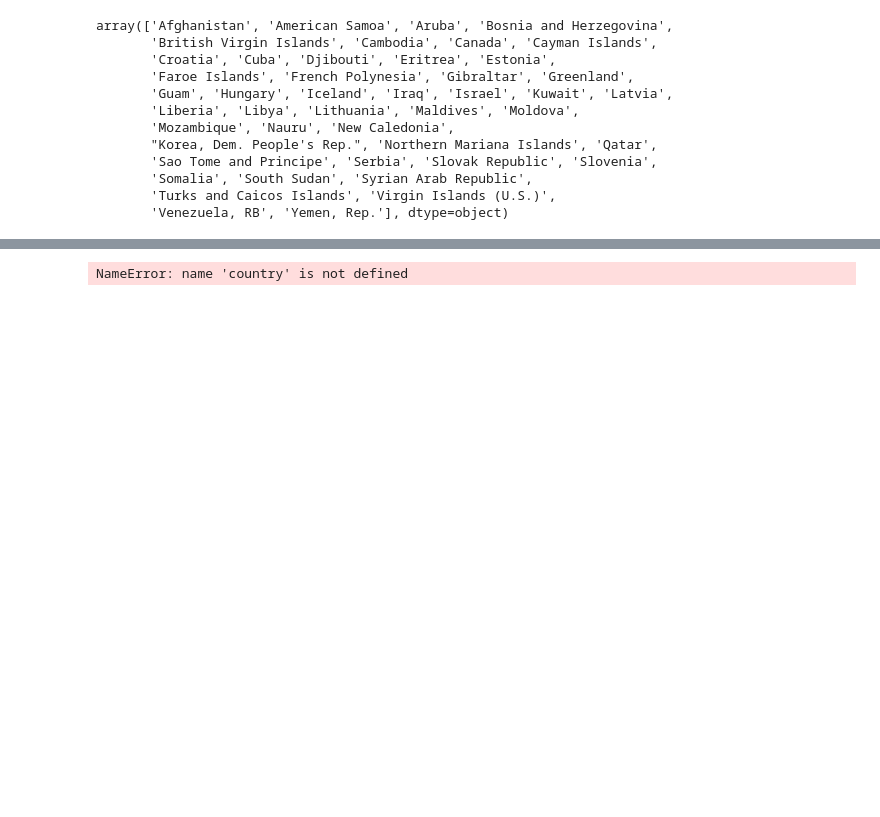
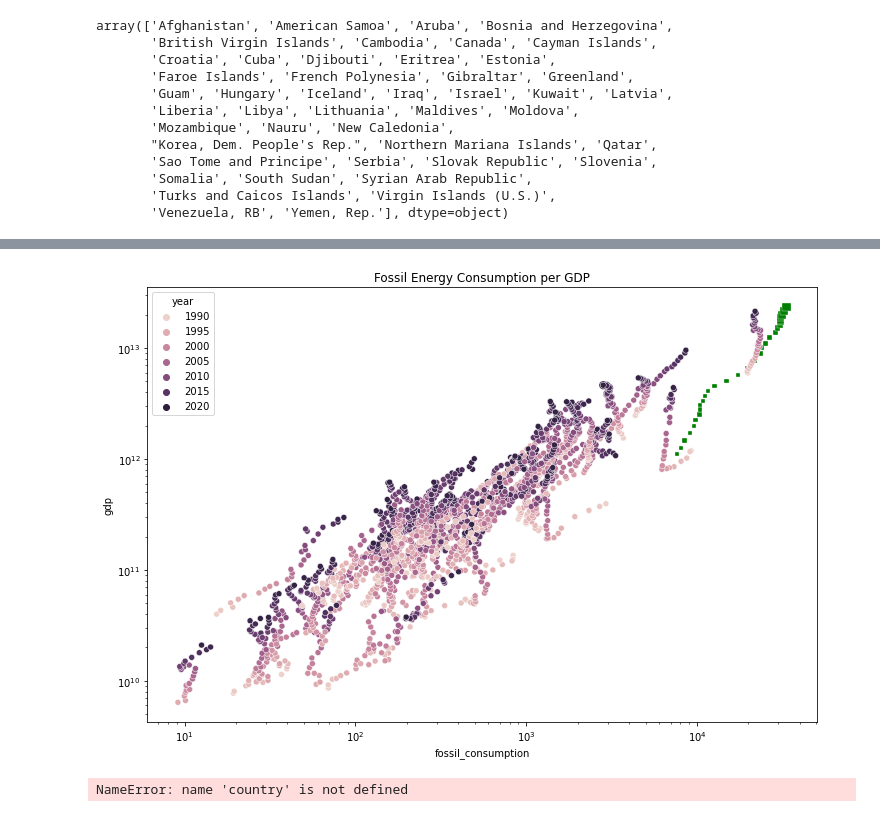
Before and after one commit to TeamGreenWave/capstone_project, a Jupyter notebook: eda.ipynb, the cells around one changed output, grey strips where cells are left out. Saved outputs shown, nothing was run; the diff lists cells and outputs as text; code cells hidden in the pictures; blank space fills up the shorter version.

```diff
--- a/eda.ipynb
+++ b/eda.ipynb
@@ -307,3 +332,13 @@ Text(0.5, 1.0, 'Primary Energy Consumption per GDP')
+# %%
+plt.figure(figsize=(12,8))
+sns.scatterplot(data=merged[merged["country"]=="China"], legend=False,x="fossil_consumption",marker="s",size=area,color="green",y="gdp")
+sns.scatterplot(data=merged[merged["country"]=="Germany"], legend=False,x="fossil_consumption",size="renewables_consumption",y="gdp",hue="year")
+sns.scatterplot(data=merged[merged["country"]!="China"], x="fossil_consumption",y="gdp",hue="year")
+plt.title("Fossil Energy Consumption per GDP")
+plt.xscale("log")
+plt.yscale("log")
+# %% [output]
+[figure, added]
 # %%
 merged= merged[merged.year < 2020]
 # %%
```
Also changed, not shown: parts of 24 cells of this notebook, 3 other files.
